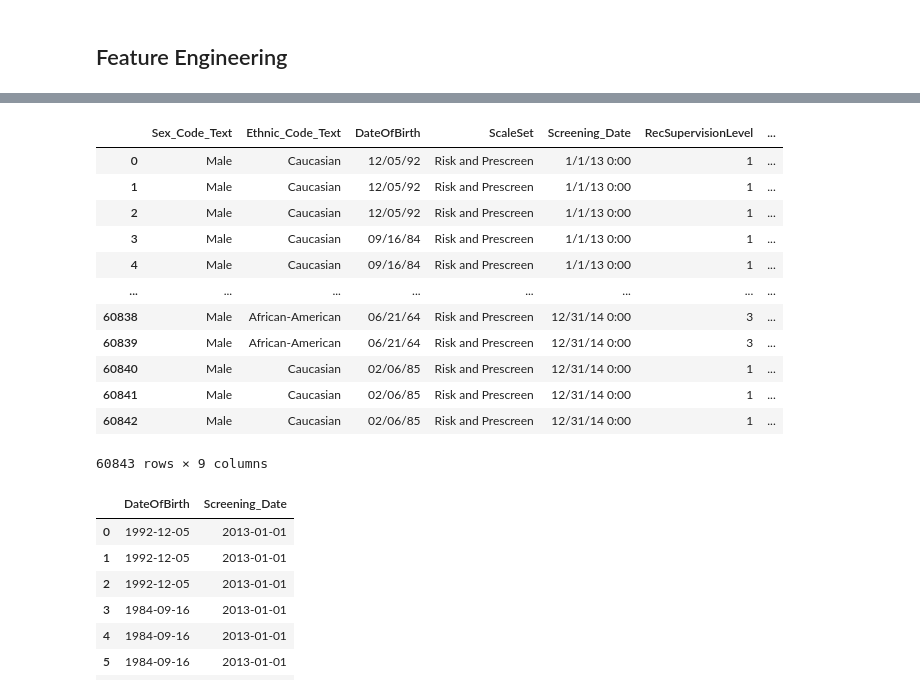
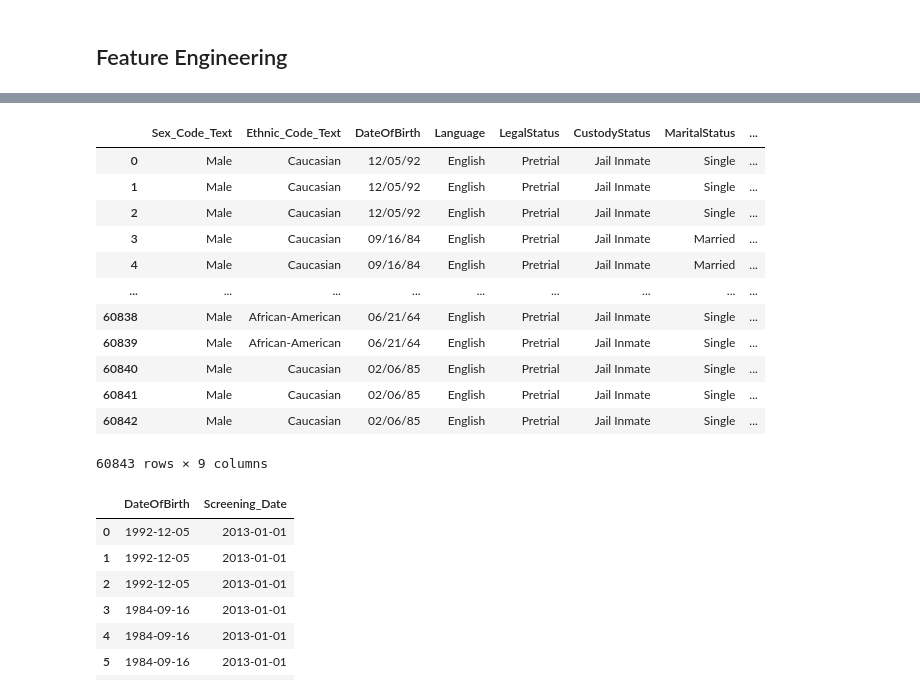
Before and after one commit to Arin36/Ai-Bias-Auditor, a Jupyter notebook: Ai_bias_auditor.ipynb, the cells around one changed output, grey strips where cells are left out. Saved outputs shown, nothing was run; the diff lists cells and outputs as text; code cells hidden in the pictures.

```diff
--- a/Ai_bias_auditor.ipynb
+++ b/Ai_bias_auditor.ipynb
@@ -106,20 +122,20 @@ dtype: int64
 # %%
 #removing all the columns which doesn't have impact on the output we are looking for
-compas_dataset = compas_dataset.drop(columns=["Person_ID","Case_ID","ScaleSet_ID","CustodyStatus","ScoreText","Agency_Text","Scale_ID","AssessmentType","RecSupervisionLevelText","AssessmentID","LegalStatus","AssessmentReason","LastName","FirstName","MiddleName","Language","IsDeleted","IsCompleted","MaritalStatus"], errors="ignore")
+compas_dataset = compas_dataset.drop(columns=["Person_ID","DisplayText","AssessmentReason","RawScore","RecSupervisionLevel",'ScaleSet',"Case_ID","ScaleSet_ID","ScoreText","Agency_Text","Scale_ID","AssessmentType","RecSupervisionLevelText","AssessmentID","LastName","FirstName","MiddleName","IsDeleted","IsCompleted"], errors="ignore")
 compas_dataset
 # %% [output]
-|  | Sex_Code_Text | Ethnic_Code_Text | DateOfBirth | ScaleSet | Screening_Date | RecSupervisionLevel | ... |
-| 0 | Male | Caucasian | 12/05/92 | Risk and Prescreen | 1/1/13 0:00 | 1 | ... |
-| 1 | Male | Caucasian | 12/05/92 | Risk and Prescreen | 1/1/13 0:00 | 1 | ... |
-| 2 | Male | Caucasian | 12/05/92 | Risk and Prescreen | 1/1/13 0:00 | 1 | ... |
-| 3 | Male | Caucasian | 09/16/84 | Risk and Prescreen | 1/1/13 0:00 | 1 | ... |
-| 4 | Male | Caucasian | 09/16/84 | Risk and Prescreen | 1/1/13 0:00 | 1 | ... |
-| ... | ... | ... | ... | ... | ... | ... | ... |
-| 60838 | Male | African-American | 06/21/64 | Risk and Prescreen | 12/31/14 0:00 | 3 | ... |
-| 60839 | Male | African-American | 06/21/64 | Risk and Prescreen | 12/31/14 0:00 | 3 | ... |
-| 60840 | Male | Caucasian | 02/06/85 | Risk and Prescreen | 12/31/14 0:00 | 1 | ... |
-| 60841 | Male | Caucasian | 02/06/85 | Risk and Prescreen | 12/31/14 0:00 | 1 | ... |
-| 60842 | Male | Caucasian | 02/06/85 | Risk and Prescreen | 12/31/14 0:00 | 1 | ... |
+|  | Sex_Code_Text | Ethnic_Code_Text | DateOfBirth | Language | LegalStatus | CustodyStatus | MaritalStatus | ... |
+| 0 | Male | Caucasian | 12/05/92 | English | Pretrial | Jail Inmate | Single | ... |
+| 1 | Male | Caucasian | 12/05/92 | English | Pretrial | Jail Inmate | Single | ... |
+| 2 | Male | Caucasian | 12/05/92 | English | Pretrial | Jail Inmate | Single | ... |
+| 3 | Male | Caucasian | 09/16/84 | English | Pretrial | Jail Inmate | Married | ... |
+| 4 | Male | Caucasian | 09/16/84 | English | Pretrial | Jail Inmate | Married | ... |
+| ... | ... | ... | ... | ... | ... | ... | ... | ... |
+| 60838 | Male | African-American | 06/21/64 | English | Pretrial | Jail Inmate | Single | ... |
+| 60839 | Male | African-American | 06/21/64 | English | Pretrial | Jail Inmate | Single | ... |
+| 60840 | Male | Caucasian | 02/06/85 | English | Pretrial | Jail Inmate | Single | ... |
+| 60841 | Male | Caucasian | 02/06/85 | English | Pretrial | Jail Inmate | Single | ... |
+| 60842 | Male | Caucasian | 02/06/85 | English | Pretrial | Jail Inmate | Single | ... |
 60843 rows × 9 columns
 # %%
 #converting date fields into the default date format
```
Also changed, not shown: parts of 45 cells of this notebook.
